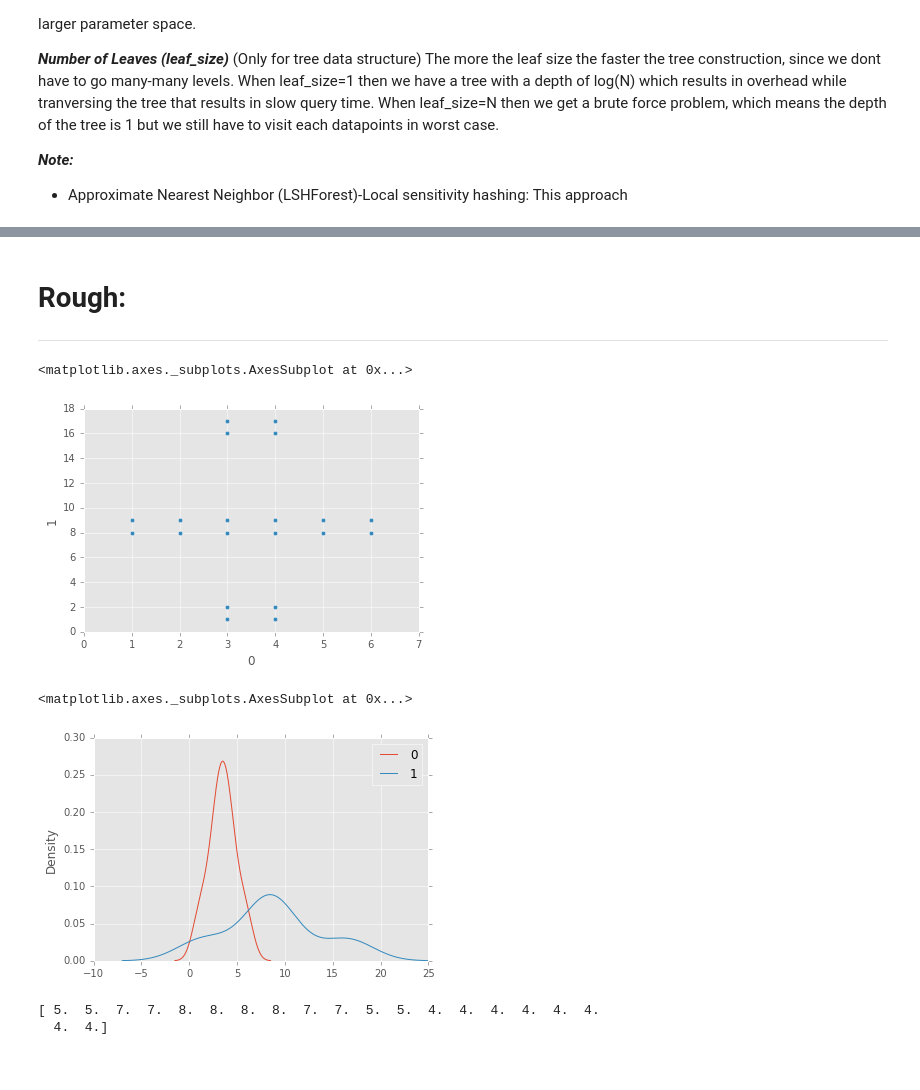
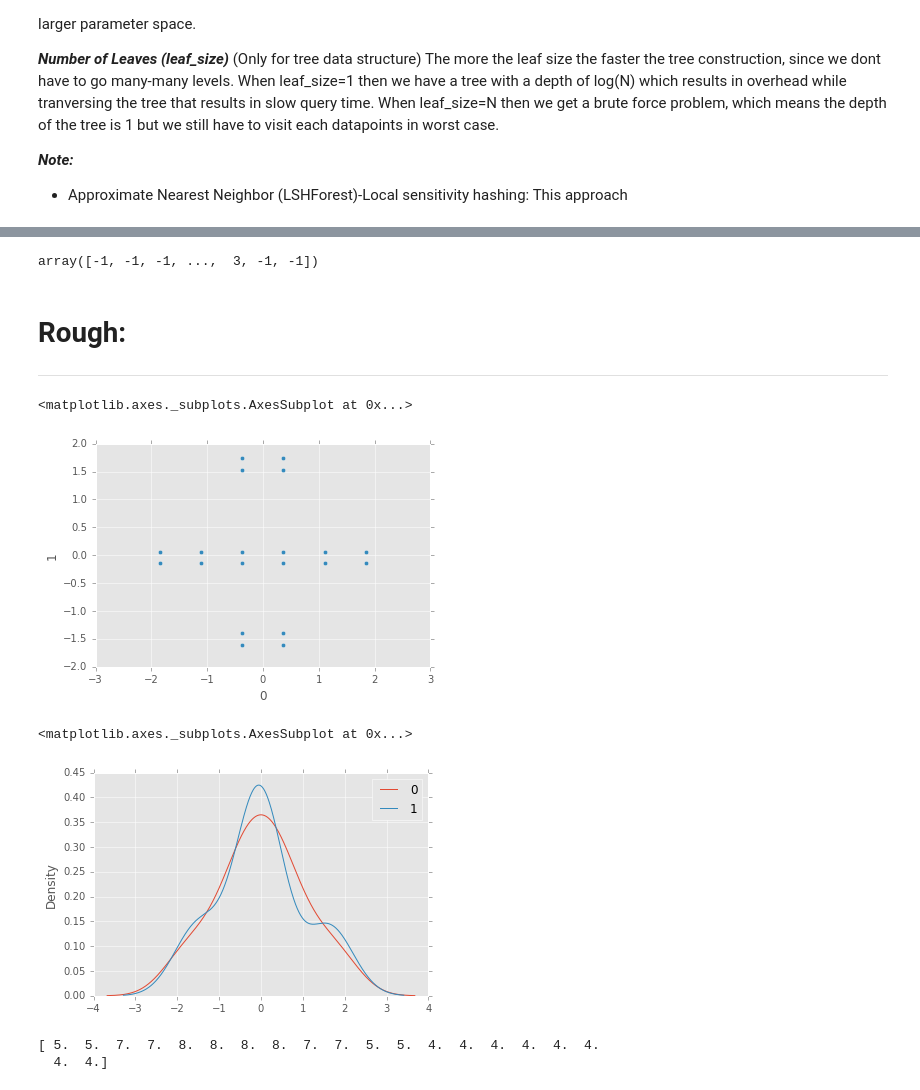
Before and after one commit to Sardhendu/Study, a Jupyter notebook: GeoSpatial-Analysis/Clustering-SpatialData.ipynb, the cells around one changed output, grey strips where cells are left out. Cells and saved outputs as stored; diff of their text form; code cells hidden in the pictures.

Commit message:
Adding Clustering Code

```diff
--- a/GeoSpatial-Analysis/Clustering-SpatialData.ipynb
+++ b/GeoSpatial-Analysis/Clustering-SpatialData.ipynb
@@ -523,30 +552,34 @@ iplot(data)
+# %%
+clusterLabels
+# %% [output]
+array([-1, -1, -1, ...,  3, -1, -1])
 # %% [markdown]
 # Rough:
 --------------
 # %%
 # Simulated DataSet
 X = np.array([[1,8],[1,9],
               [2,8],[2,9],
               [3,8],[3,9],
               [4,8],[4,9],
               [5,8],[5,9],
               [6,8],[6,9],
               [3,1],[3,2],
               [4,1],[4,2],
               [3,16],[3,17],
               [4,16],[4,17]])
-
-
-X_DF = pd.DataFrame(X)
+# Preprocess
+Xt = (X-np.mean(X, axis=0))/np.std(X, axis=0)
+X_DF = pd.DataFrame(Xt)
 X_DF.plot.scatter(x=0, y=1)
 # %% [output]
 <matplotlib.axes._subplots.AxesSubplot at 0x...>
-[figure, old version]
+[figure, new version]
 # %%
 X_DF.plot.density()
 # %% [output]
 <matplotlib.axes._subplots.AxesSubplot at 0x...>
-[figure, old version]
+[figure, new version]
 # %%
 X.shape
 
```
Also changed, not shown: parts of 10 cells of this notebook, 1 other file.
